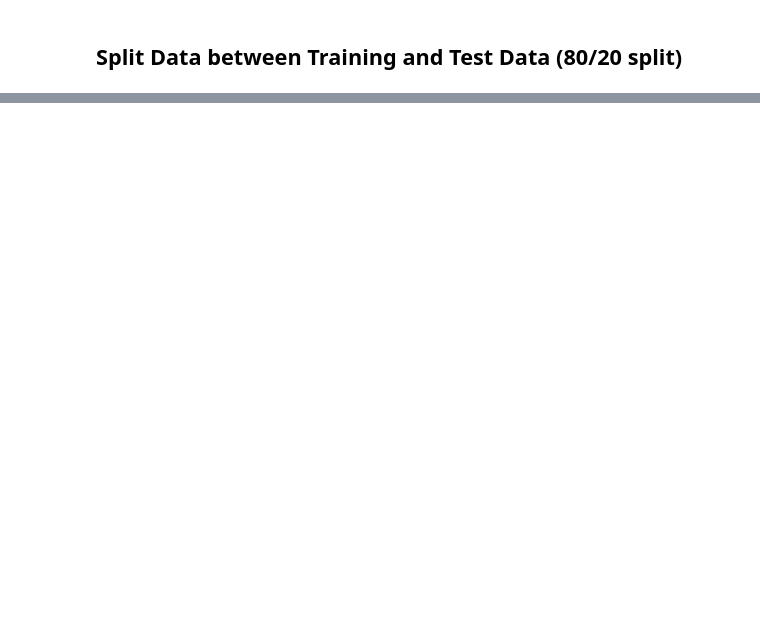
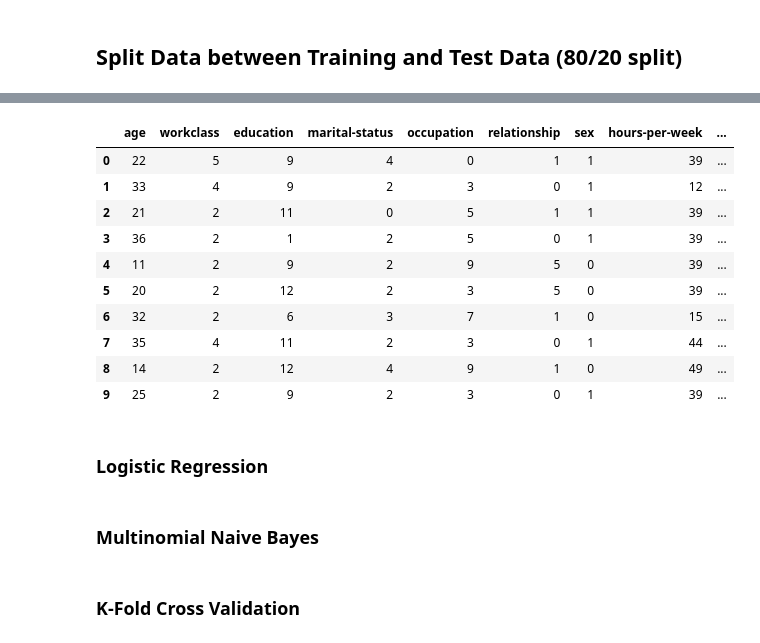
Before and after one commit to pbrebner/binary-classification-from-scratch, a Jupyter notebook: binary_adult_census.ipynb, the cells around one changed output, grey strips where cells are left out. Cells and saved outputs as stored; diff of their text form; code cells hidden in the pictures; blank space fills up the shorter version.

```diff
--- a/binary_adult_census.ipynb
+++ b/binary_adult_census.ipynb
@@ -414,0 +469,59 @@ y_test size:  (6032,)
+# %%
+# Make a not one hot encoded dataframe for multinomial naive bayes
+
+# Load the Adult Census Dataset
+URL = "https://archive.ics.uci.edu/ml/machine-learning-databases/adult/adult.data"
+
+# Open dataset using pandas and convert to numpy array
+df = pd.read_csv(URL, delimiter=",", header=None)
+df.columns = ["age", "workclass", "fnlwgt", "education", "education-num","marital-status","occupation","relationship","race","sex","capital-gain","capital-loss","hours-per-week","native-country","income"]
+
+# Remove any rows that have a ? or Nan(missing data) anywhere
+df = df[~df.apply(lambda x: x.str.contains('\?'), axis=1).any(1)]
+df.dropna(how ='any')
+
+# Remove columns (i.e. features) that have majority 0s
+del df["capital-gain"]
+del df["capital-loss"]
+
+# One Hot Encoding
+ohe = OneHotEncoder(categories='auto')
+le = LabelEncoder()
+
+# Create the feature array
+feature_arr = ohe.fit_transform(df[['income']]).toarray()
+#print(feature_arr)
+
+# Print all the new feature names to make sure they are correct
+feature_names = ohe.get_feature_names(['income'])
+#print(feature_names)
+
+# Add the feature names to the columns to check if the encoding is correct
+df_ohe = pd.DataFrame(feature_arr,columns = feature_names)
+
+# Have to reset index so that the dataframes are concatonated correctly
+df.reset_index(drop=True, inplace=True)
+df_ohe.reset_index(drop=True, inplace=True)
+
+# Concat the one hot encoded rows to the original data frame
+df_concat = pd.concat( [df, df_ohe], axis=1)
+
+df_nb = df_concat.drop(['fnlwgt','race','education-num','native-country','income','income_ <=50K'],axis = 1)
+
+df_nb_encoded = df_nb.apply(le.fit_transform)
+
+df_nb_encoded.head(10)
+# %% [output]
+|  | age | workclass | education | marital-status | occupation | relationship | sex | hours-per-week | ... |
+| 0 | 22 | 5 | 9 | 4 | 0 | 1 | 1 | 39 | ... |
+| 1 | 33 | 4 | 9 | 2 | 3 | 0 | 1 | 12 | ... |
+| 2 | 21 | 2 | 11 | 0 | 5 | 1 | 1 | 39 | ... |
+| 3 | 36 | 2 | 1 | 2 | 5 | 0 | 1 | 39 | ... |
+| 4 | 11 | 2 | 9 | 2 | 9 | 5 | 0 | 39 | ... |
+| 5 | 20 | 2 | 12 | 2 | 3 | 5 | 0 | 39 | ... |
+| 6 | 32 | 2 | 6 | 3 | 7 | 1 | 0 | 15 | ... |
+| 7 | 35 | 4 | 11 | 2 | 3 | 0 | 1 | 44 | ... |
+| 8 | 14 | 2 | 12 | 4 | 9 | 1 | 0 | 49 | ... |
+| 9 | 25 | 2 | 9 | 2 | 3 | 0 | 1 | 39 | ... |
+# %% [markdown]
+### Logistic Regression
@@ -414,0 +635,2 @@ y_test size:  (6032,)
+# %% [markdown]
+### Multinomial Naive Bayes
@@ -414,0 +809,2 @@ y_test size:  (6032,)
+# %% [markdown]
+### K-Fold Cross Validation
```
Also changed, not shown: parts of 33 cells of this notebook.
